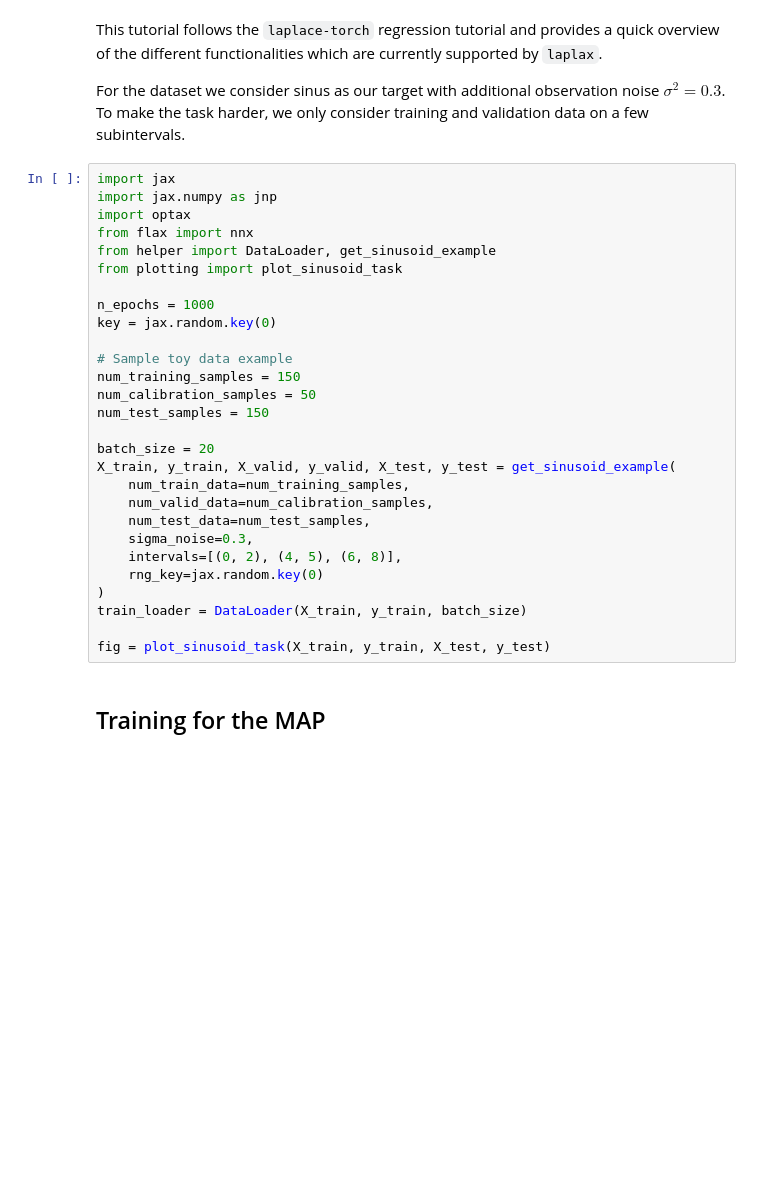
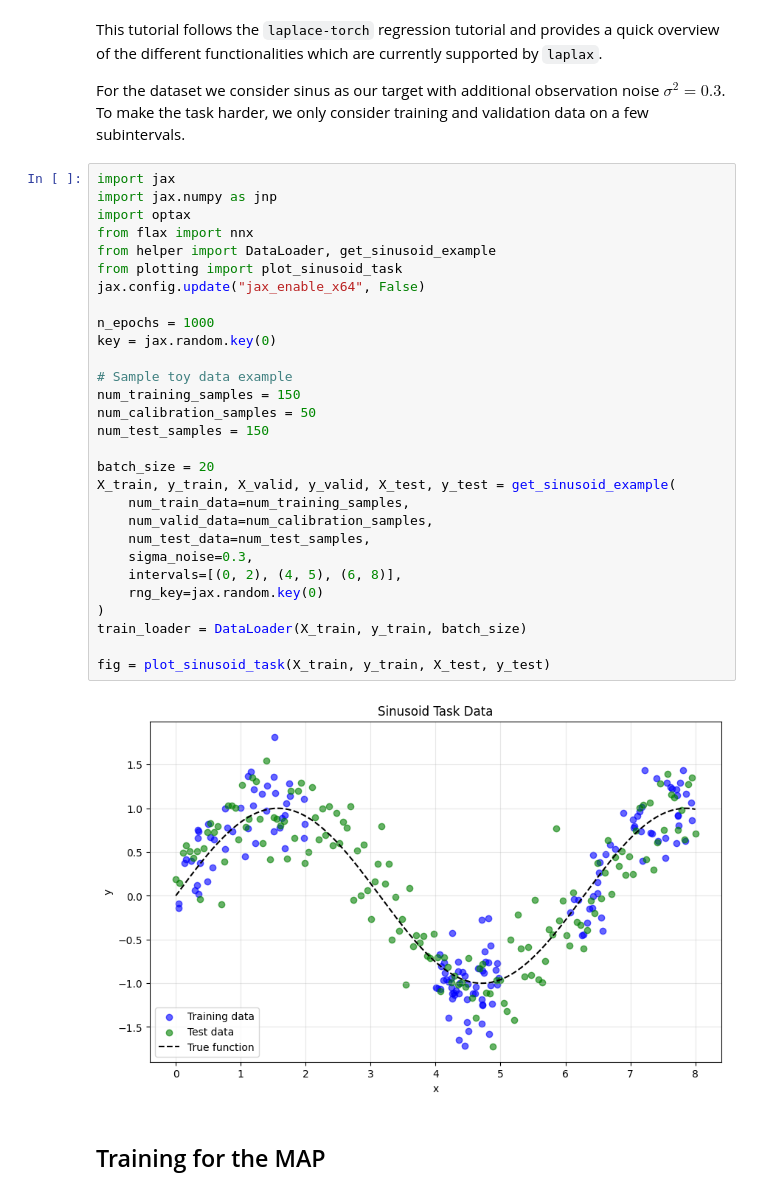
Before and after one commit to lenardrommel/laplax, a Jupyter notebook: examples/0001_laplax_for_regression.ipynb, the cells around one changed output. Cells and saved outputs as stored; diff of their text form; blank space fills up the shorter version.

```diff
--- a/examples/0001_laplax_for_regression.ipynb
+++ b/examples/0001_laplax_for_regression.ipynb
@@ -7,31 +7,34 @@ For the dataset we consider sinus as our target with additional observation nois
 # %%
 import jax
 import jax.numpy as jnp
 import optax
 from flax import nnx
 from helper import DataLoader, get_sinusoid_example
 from plotting import plot_sinusoid_task
+jax.config.update("jax_enable_x64", False)
 
 n_epochs = 1000
 key = jax.random.key(0)
 
 # Sample toy data example
 num_training_samples = 150
 num_calibration_samples = 50
 num_test_samples = 150
 
 batch_size = 20
 X_train, y_train, X_valid, y_valid, X_test, y_test = get_sinusoid_example(
     num_train_data=num_training_samples,
     num_valid_data=num_calibration_samples,
     num_test_data=num_test_samples,
     sigma_noise=0.3,
     intervals=[(0, 2), (4, 5), (6, 8)],
     rng_key=jax.random.key(0)
 )
 train_loader = DataLoader(X_train, y_train, batch_size)
 
 fig = plot_sinusoid_task(X_train, y_train, X_test, y_test)
+# %% [output]
+[figure, added]
 # %% [markdown]
 ## Training for the MAP
 # %% [markdown]
```
Also changed, not shown: parts of 15 cells of this notebook, 2 other files.
